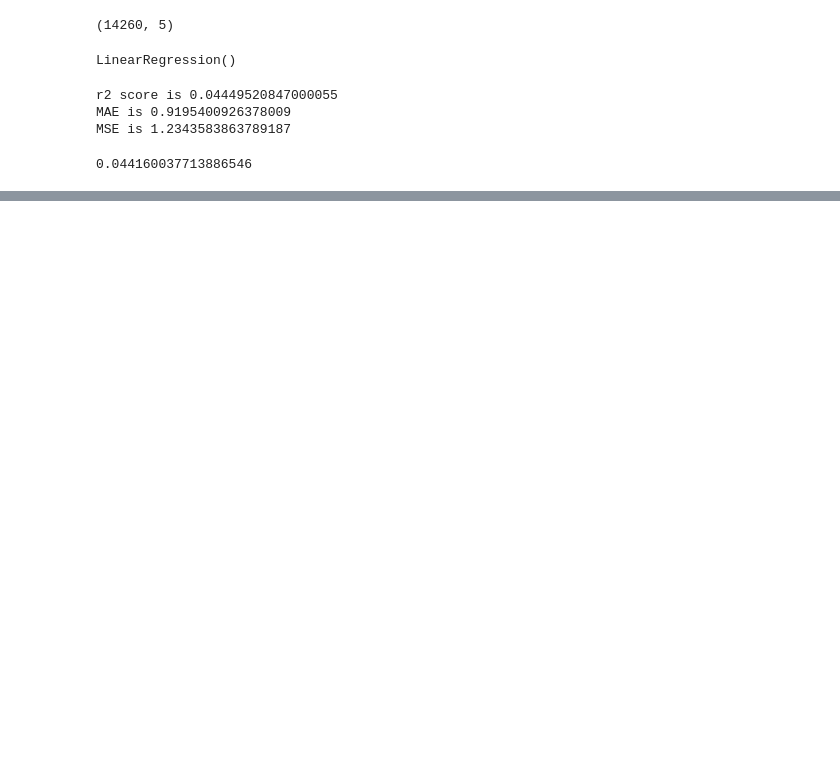
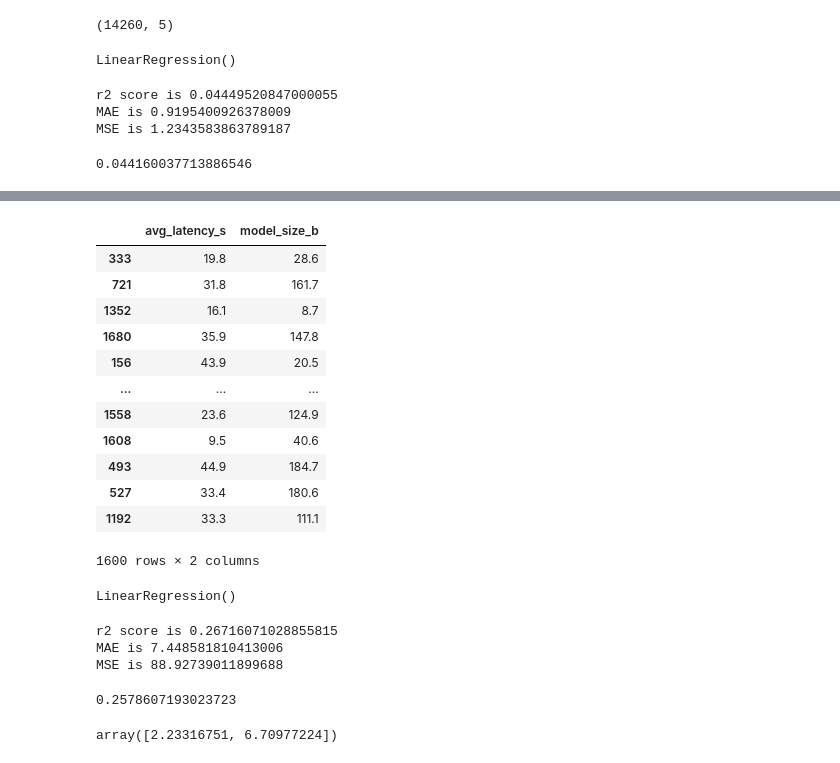
Before and after one commit to ssklpu912-glitch/ML_Algos, a Jupyter notebook: ML_Algorithm_LinearRegression.ipynb, the cells around one changed output, grey strips where cells are left out. Drawn from its saved outputs; the diff is of its cells as text; code cells hidden in the pictures; blank space fills up the shorter version.

```diff
--- a/ML_Algorithm_LinearRegression.ipynb
+++ b/ML_Algorithm_LinearRegression.ipynb
@@ -356,3 +407,6 @@ r2_4 = r2_score(Y4_test, Y4_pred)
 print(1-((1-r2_4) * (14260 - 1)/(14260-1-5)))
 # %% [output]
 0.044160037713886546
+# %%
+AI = pd.read_csv('ai_agents_synthetic.csv')
+AI.head(2)
@@ -358,0 +432,22 @@ print(1-((1-r2_4) * (14260 - 1)/(14260-1-5)))
+# %%
+X_ = AI[['avg_latency_s', 'model_size_b']]
+Y_ = AI['benchmark_score']
+# %%
+from sklearn.model_selection import train_test_split
+
+X_train1, X_test1, Y_train1, Y_test1 = train_test_split(X_, Y_, test_size = 0.2, random_state = 2)
+X_train1
+# %% [output]
+|  | avg_latency_s | model_size_b |
+| 333 | 19.8 | 28.6 |
+| 721 | 31.8 | 161.7 |
+| 1352 | 16.1 | 8.7 |
+| 1680 | 35.9 | 147.8 |
+| 156 | 43.9 | 20.5 |
+| ... | ... | ... |
+| 1558 | 23.6 | 124.9 |
+| 1608 | 9.5 | 40.6 |
+| 493 | 44.9 | 184.7 |
+| 527 | 33.4 | 180.6 |
+| 1192 | 33.3 | 111.1 |
+1600 rows × 2 columns
@@ -358,0 +460,29 @@ print(1-((1-r2_4) * (14260 - 1)/(14260-1-5)))
+# %%
+from sklearn.linear_model import LinearRegression
+
+L1 = LinearRegression()
+
+L1.fit(X_train1_trf, Y_train1)
+# %% [output]
+LinearRegression()
+# %%
+from sklearn.metrics import r2_score, mean_absolute_error, mean_squared_error
+
+y_pred = L1.predict(X_test1_trf)
+
+print('r2 score is', r2_score(Y_test1, y_pred))
+print('MAE is', mean_absolute_error(Y_test1, y_pred))
+print('MSE is', mean_squared_error(Y_test1, y_pred))
+# %% [output]
+r2 score is 0.26716071028855815
+MAE is 7.448581810413006
+MSE is 88.92739011899688
+# %%
+r2_s = r2_score(Y_test1, y_pred)
+print(1-((1-r2_s) * (400 - 1)/(400-1-5)))
+# %% [output]
+0.2578607193023723
+# %%
+L1.coef_
+# %% [output]
+array([2.23316751, 6.70977224])
```
Also changed, not shown: parts of 8 cells of this notebook.
